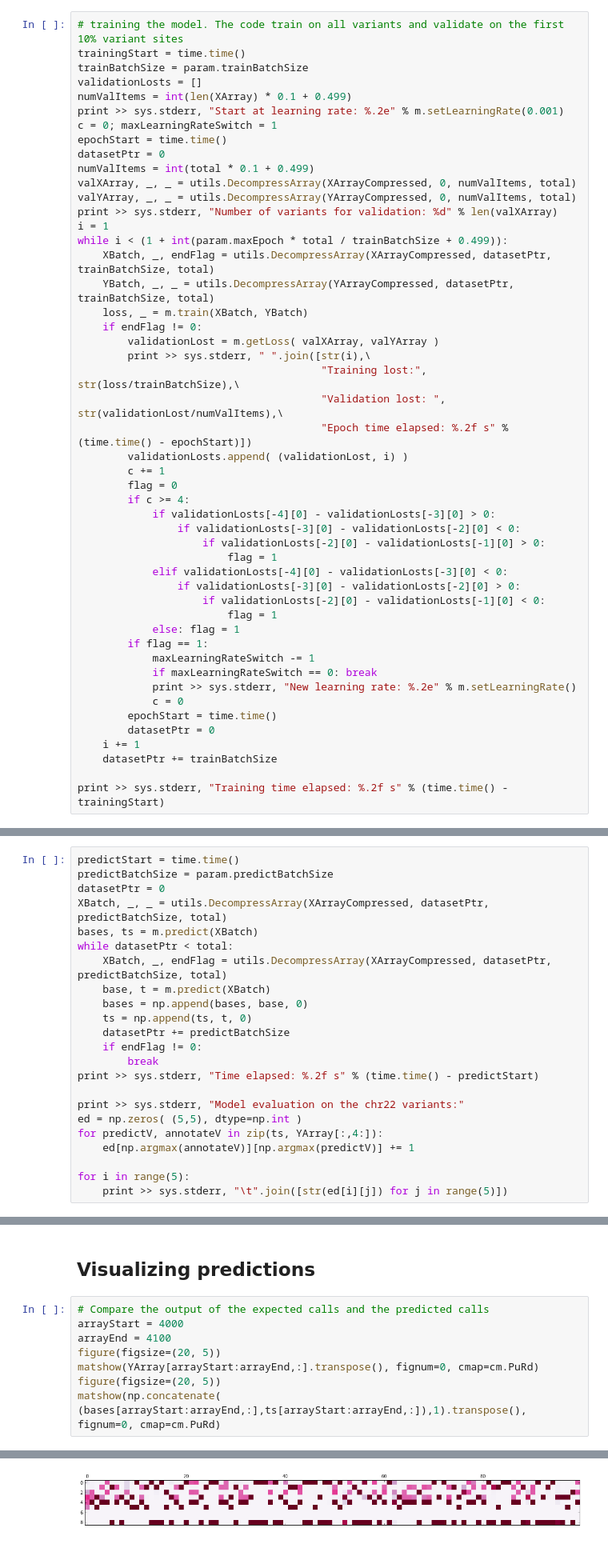
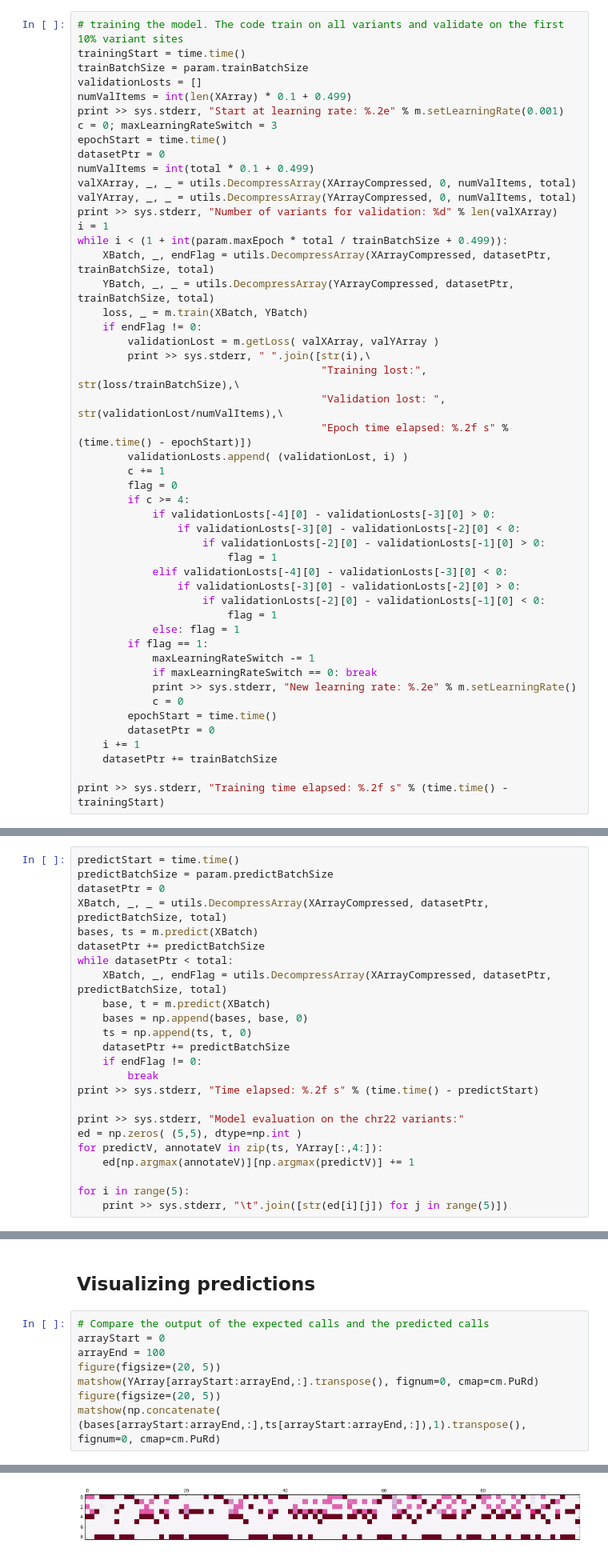
Before and after one commit to aquaskyline/Clairvoyante, a Jupyter notebook: jupyter_nb/demo.ipynb, the cells around one changed output, grey strips where cells are left out. Shown at 80% size. Saved outputs shown, nothing was run; the diff lists cells and outputs as text.

```diff
--- a/jupyter_nb/demo.ipynb
+++ b/jupyter_nb/demo.ipynb
@@ -82,7 +82,7 @@ trainBatchSize = param.trainBatchSize
 validationLosts = []
 numValItems = int(len(XArray) * 0.1 + 0.499)
 print >> sys.stderr, "Start at learning rate: %.2e" % m.setLearningRate(0.001)
-c = 0; maxLearningRateSwitch = 1
+c = 0; maxLearningRateSwitch = 3
 epochStart = time.time()
 datasetPtr = 0
 numValItems = int(total * 0.1 + 0.499)
@@ -192,6 +192,7 @@ predictBatchSize = param.predictBatchSize
 datasetPtr = 0
 XBatch, _, _ = utils.DecompressArray(XArrayCompressed, datasetPtr, predictBatchSize, total)
 bases, ts = m.predict(XBatch)
+datasetPtr += predictBatchSize
 while datasetPtr < total:
     XBatch, _, endFlag = utils.DecompressArray(XArrayCompressed, datasetPtr, predictBatchSize, total)
     base, t = m.predict(XBatch)
@@ -221,8 +214,8 @@ Model evaluation on the chr22 variants:
 ## Visualizing predictions
 # %%
 # Compare the output of the expected calls and the predicted calls
-arrayStart = 4000
-arrayEnd = 4100
+arrayStart = 0
+arrayEnd = 100
 figure(figsize=(20, 5))
 matshow(YArray[arrayStart:arrayEnd,:].transpose(), fignum=0, cmap=cm.PuRd)
 figure(figsize=(20, 5))
@@ -233 +226 @@ matshow(np.concatenate( (bases[arrayStart:arrayEnd,:],ts[arrayStart:arrayEnd,:])
-[figure, old version]
+[figure, new version]
```
Also changed, not shown: parts of 5 cells of this notebook, 2 other files.
